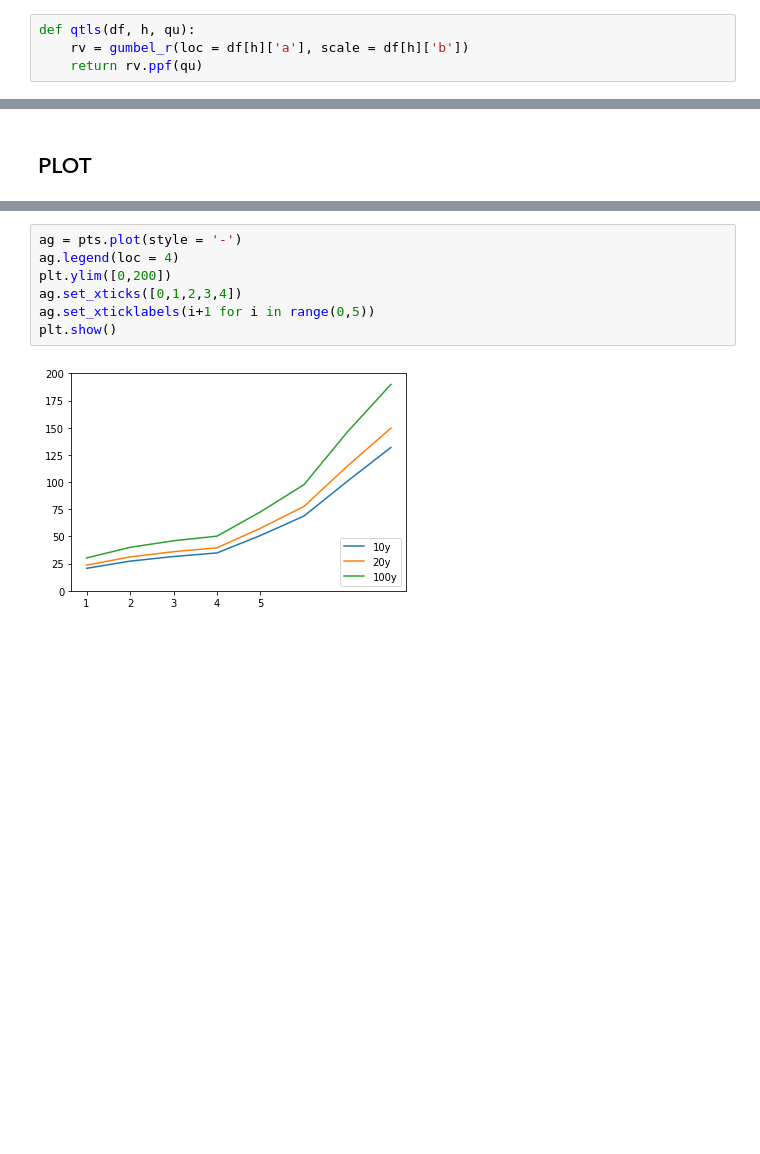
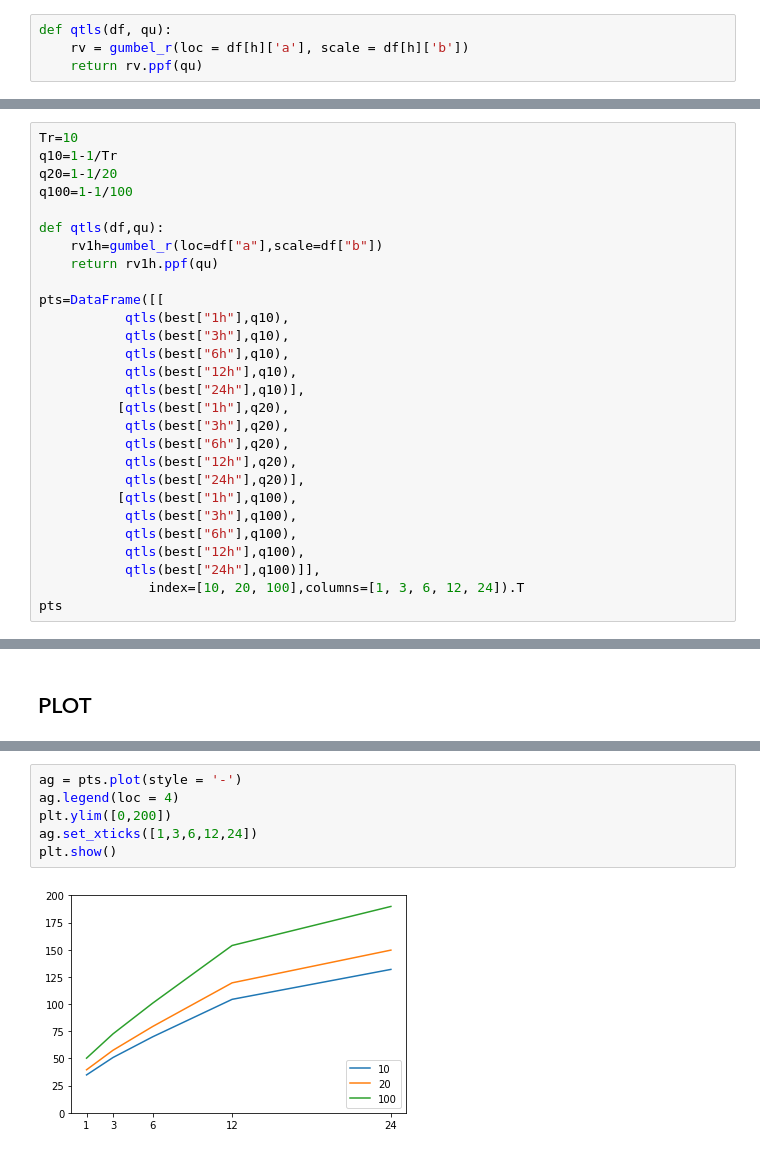
Before and after one commit to akaanzo/rainfall-analysis, a Jupyter notebook: esercitazione/lsppCenta.ipynb, the cells around one changed output, grey strips where cells are left out. Drawn from its saved outputs; the diff is of its cells as text; blank space fills up the shorter version.

```diff
--- a/esercitazione/lsppCenta.ipynb
+++ b/esercitazione/lsppCenta.ipynb
@@ -85,6 +84,6 @@ $$
 
 Si definisce la funzione `qtls` che calcola l'inversa della distribuzione di Gumbel in funzione al quantile scelto
 # %%
-def qtls(df, h, qu):
+def qtls(df, qu):
     rv = gumbel_r(loc = df[h]['a'], scale = df[h]['b'])
     return rv.ppf(qu)
@@ -128,0 +220,28 @@ pts
+# %%
+Tr=10
+q10=1-1/Tr
+q20=1-1/20
+q100=1-1/100
+
+def qtls(df,qu):
+    rv1h=gumbel_r(loc=df["a"],scale=df["b"])
+    return rv1h.ppf(qu)
+
+pts=DataFrame([[
+           qtls(best["1h"],q10),
+           qtls(best["3h"],q10),
+           qtls(best["6h"],q10),
+           qtls(best["12h"],q10),
+           qtls(best["24h"],q10)],
+          [qtls(best["1h"],q20),
+           qtls(best["3h"],q20),
+           qtls(best["6h"],q20),
+           qtls(best["12h"],q20),
+           qtls(best["24h"],q20)],
+          [qtls(best["1h"],q100),
+           qtls(best["3h"],q100),
+           qtls(best["6h"],q100),
+           qtls(best["12h"],q100),
+           qtls(best["24h"],q100)]],
+              index=[10, 20, 100],columns=[1, 3, 6, 12, 24]).T
+pts
@@ -140,12 +265,11 @@ plt.show()
 # %%
 ag = pts.plot(style = '-')
 ag.legend(loc = 4)
 plt.ylim([0,200])
-ag.set_xticks([0,1,2,3,4])
-ag.set_xticklabels(i+1 for i in range(0,5))
+ag.set_xticks([1,3,6,12,24])
 plt.show()
 # %% [output]
-[figure, old version]
+[figure, new version]
 # %%
 plt.rc('xtick', labelsize = 10)
 plt.rc('ytick', labelsize = 10)
```
Also changed, not shown: parts of 42 cells of this notebook, 6 other files.
